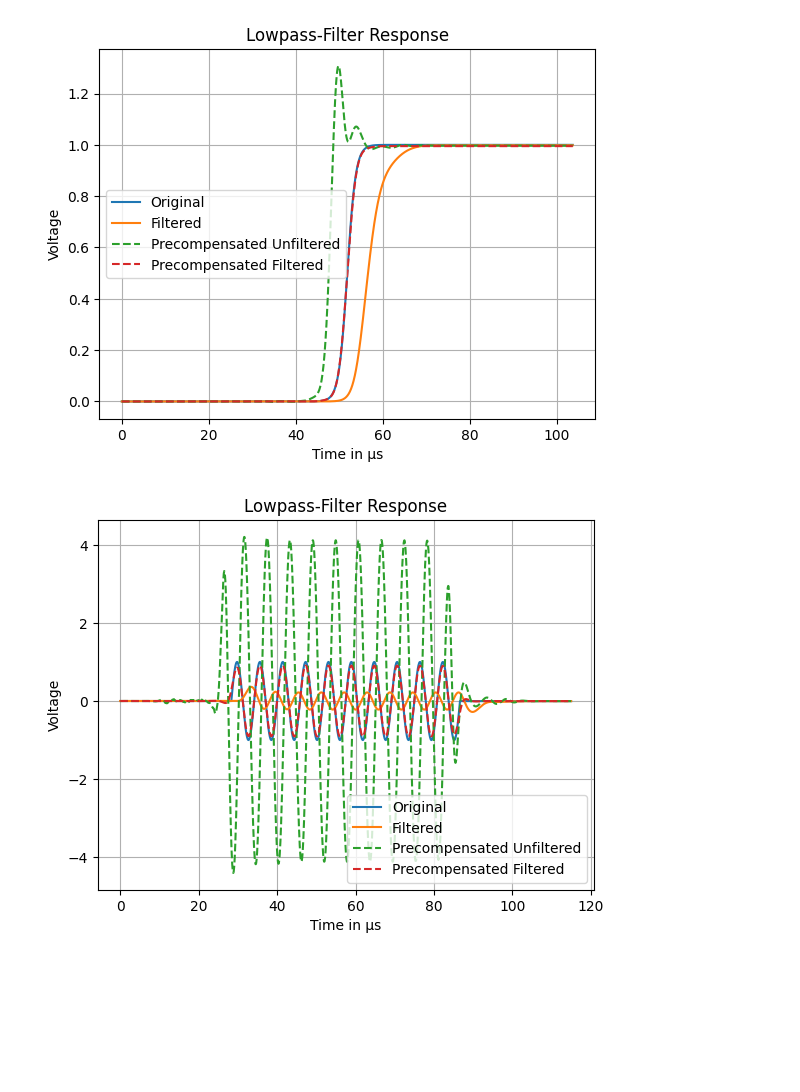
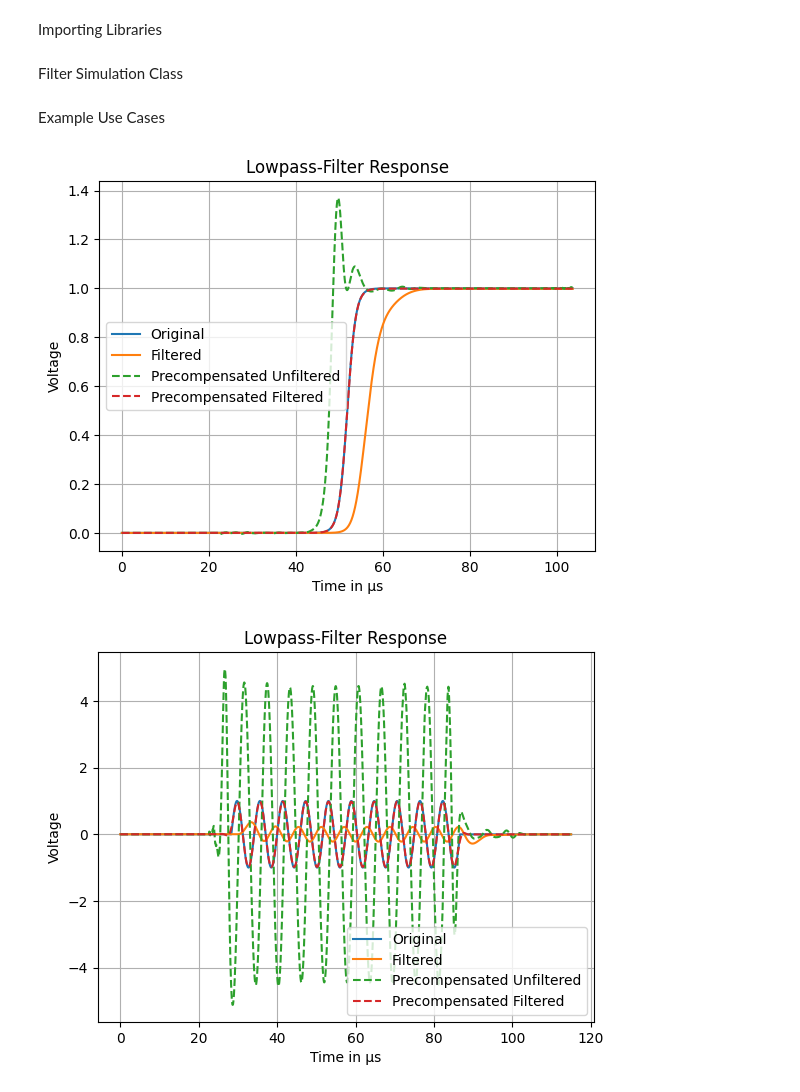
Before and after one commit to OnekaSingh/QC-Filter-Precompensation, a Jupyter notebook: new_plots.ipynb, the cells around one changed output. Saved outputs shown, nothing was run; the diff lists cells and outputs as text; code cells hidden in the pictures; blank space fills up the shorter version.

```diff
--- a/new_plots.ipynb
+++ b/new_plots.ipynb
@@ -1,8 +1,12 @@
+# %% [markdown]
+Importing Libraries
 # %%
 import numpy as np
 import matplotlib.pyplot as plt
 from scipy.fftpack import fft, ifft, fftfreq
 from scipy.interpolate import interp1d
+# %% [markdown]
+Filter Simulation Class
 # %%
 class FilterSimulation():
 
@@ -12,8 +16,8 @@ class FilterSimulation():
         return impulse_response
 
     def convolution(self, waveform):
-        impulse_response = self.filter() # step response = derivative of impulse response
-        filtered_waveform = np.convolve(waveform, impulse_response, mode = 'full') # L2 regularization strength (prevents extreme values) # f(t) = h(t) * g(t)
+        impulse_response = self.filter()
+        filtered_waveform = np.convolve(waveform, impulse_response, mode = 'full')
         return filtered_waveform
 
     def interpolation(self, time, shift, filtered):
@@ -32,8 +36,6 @@ class FilterSimulation():
         plt.ylabel('Voltage')
         plt.grid(True)
         plt.legend()
-        # plt.ylim(-0.5, 1.5)
-        # plt.xlim(-0.5, 60.5)
         plt.show()
 
     def precompensation(self, waveform, last_index):
@@ -46,62 +48,63 @@ class FilterSimulation():
         f_t = waveform_padded
         f_w = fft(f_t)
 
-        reg_strength = 5e-3 # L2 regularization strength (prevents extreme values)
+        reg_strength = 1e-3 # L2 regularization strength (prevents extreme values)
 
         G_magnitude = np.abs(G) # amplitude attenuation
         G_phase = np.angle(G) # phase shift
 
         # Tikhonov regularization: prevents division by zeros or near-zeros
-        regularized_magnitude = G_magnitude / (G_magnitude**2 + reg_strength) # regularized version of 1/|G|
-        regularized_G = regularized_magnitude * np.exp(-1j * G_phase) #INVERSE aka complex conjugate
+        regularized_magnitude = G_magnitude / (G_magnitude**2 + reg_strength)
+        regularized_G = regularized_magnitude * np.exp(-1j * G_phase)
 
         h_w = f_w * regularized_G
         h_t = np.real(ifft(h_w))
 
         return h_t
 
-    def trimming(self, precompensated, CONSTANT_PADDING, last_index, n_s):
+    def trimming(self, precompensated, CONSTANT_PADDING):
         for i in range (0, CONSTANT_PADDING):
             precompensated[i] = 0
         return precompensated
+# %% [markdown]
+Example Use Cases
 # %%
-#Input Variables:
 CONSTANT_PADDING = 400
-n_s = 1030 #number of time samples (x)
-t_s = 300 #number of signal samples (y)
-t = 17 #microseconds total
-start = -30 #Omega's bounds
+n_s = 1030 # number of time samples (x)
+t_s = 300 # number of signal samples (y)
+t = 17 # microseconds total
+start = -30 # Omega's bounds
 stop = 30
-dt = t / t_s #time step
+dt = t / t_s # time step
 ts = n_s - t_s
 
-samples = np.arange(n_s + 2*CONSTANT_PADDING) #total time / total samples --> time per sample
+samples = np.arange(n_s + 2*CONSTANT_PADDING) # total time / total samples --> time per sample
 time = (samples) * dt
 
-w = np.linspace(start, stop, n_s) #frequency
-original = 1/(1 + np.exp(-w)) #Input kind of waveform
+w = np.linspace(start, stop, n_s) # frequency
+original = 1/(1 + np.exp(-w)) # Input kind of waveform
 
-original_padded = np.pad(original, (CONSTANT_PADDING, 0), mode='constant', constant_values=0) #pads only on left side
+original_padded = np.pad(original, (CONSTANT_PADDING, 0), mode='constant', constant_values=0) # pads beginning to 0
 last_index = float(original_padded[-1])
 original = np.pad(original_padded, (0, CONSTANT_PADDING), mode='constant', constant_values=last_index)
 
 filtered = FilterSimulation().convolution(original)
 shift_f =  np.arange(len(filtered)) * dt # Δt = 17 / 300 ≈ 0.0567 µs
 filtered_original = FilterSimulation().interpolation(time, shift_f, filtered)
 
 precompensated = FilterSimulation().precompensation(original, last_index)
-FilterSimulation().trimming(precompensated, CONSTANT_PADDING, last_index, n_s)
+FilterSimulation().trimming(precompensated, CONSTANT_PADDING) #trims beginning to 0
 
 precompensated_filtered = FilterSimulation().convolution(precompensated)
 shift_p = np.arange(len(precompensated_filtered)) * dt
 precompensated_original = FilterSimulation().interpolation(time, shift_p, precompensated_filtered)
 
 shift_p_unfiltered = np.arange(len(precompensated)) * dt
 precompensated_unfiltered_interp = FilterSimulation().interpolation(time, shift_p_unfiltered, precompensated)
 
 FilterSimulation().plotter(original, time, filtered_original, precompensated_unfiltered_interp, precompensated_original)
 # %% [output]
-[figure, old version]
+[figure, new version]
 # %%
 #Input Variables:
 CONSTANT_PADDING = 500
@@ -128,6 +131,7 @@ shift_f =  np.arange(len(filtered)) * dt # Δt = 17 / 300 ≈ 0.0567 µs
 filtered_original = FilterSimulation().interpolation(time, shift_f, filtered)
 
 precompensated = FilterSimulation().precompensation(original, last_index)
+FilterSimulation().trimming(precompensated, 400) #trims beginning to 0
 
 precompensated_filtered = FilterSimulation().convolution(precompensated)
 shift_p = np.arange(len(precompensated_filtered)) * dt
@@ -138,4 +142,4 @@ precompensated_unfiltered_interp = FilterSimulation().interpolation(time, shift_
 
 FilterSimulation().plotter(original, time, filtered_original, precompensated_unfiltered_interp, precompensated_original)
 # %% [output]
-[figure, old version]
+[figure, new version]
```
